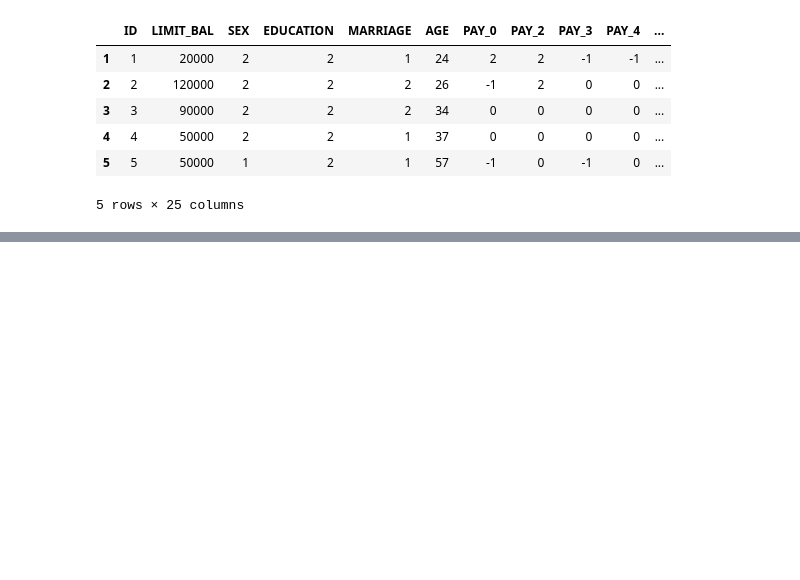
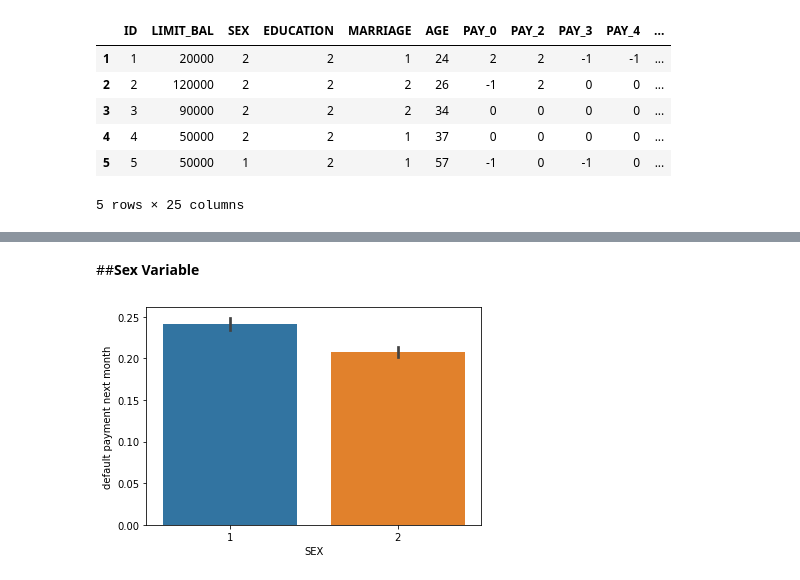
Before and after one commit to Mmbsaksd/Credit-Card-Default-Prediction---Capstone-Project, a Jupyter notebook: Credit_Card_Default_Prediction_Capstone_Project.ipynb, the cells around one changed output, grey strips where cells are left out. Cells and saved outputs as stored; diff of their text form; code cells hidden in the pictures; blank space fills up the shorter version.

```diff
--- a/Credit_Card_Default_Prediction_Capstone_Project.ipynb
+++ b/Credit_Card_Default_Prediction_Capstone_Project.ipynb
@@ -143,0 +173,9 @@ df_news.head()
+# %% [markdown]
+##**Sex Variable**
+# %%
+#Plotting the Graphical representation of sex
+fig, ax = plt.subplots()
+sns.barplot(x= 'SEX', y='default payment next month', data= df_news)
+plt.show()
+# %% [output]
+[figure, added]
```
Also changed, not shown: parts of 29 cells of this notebook.
